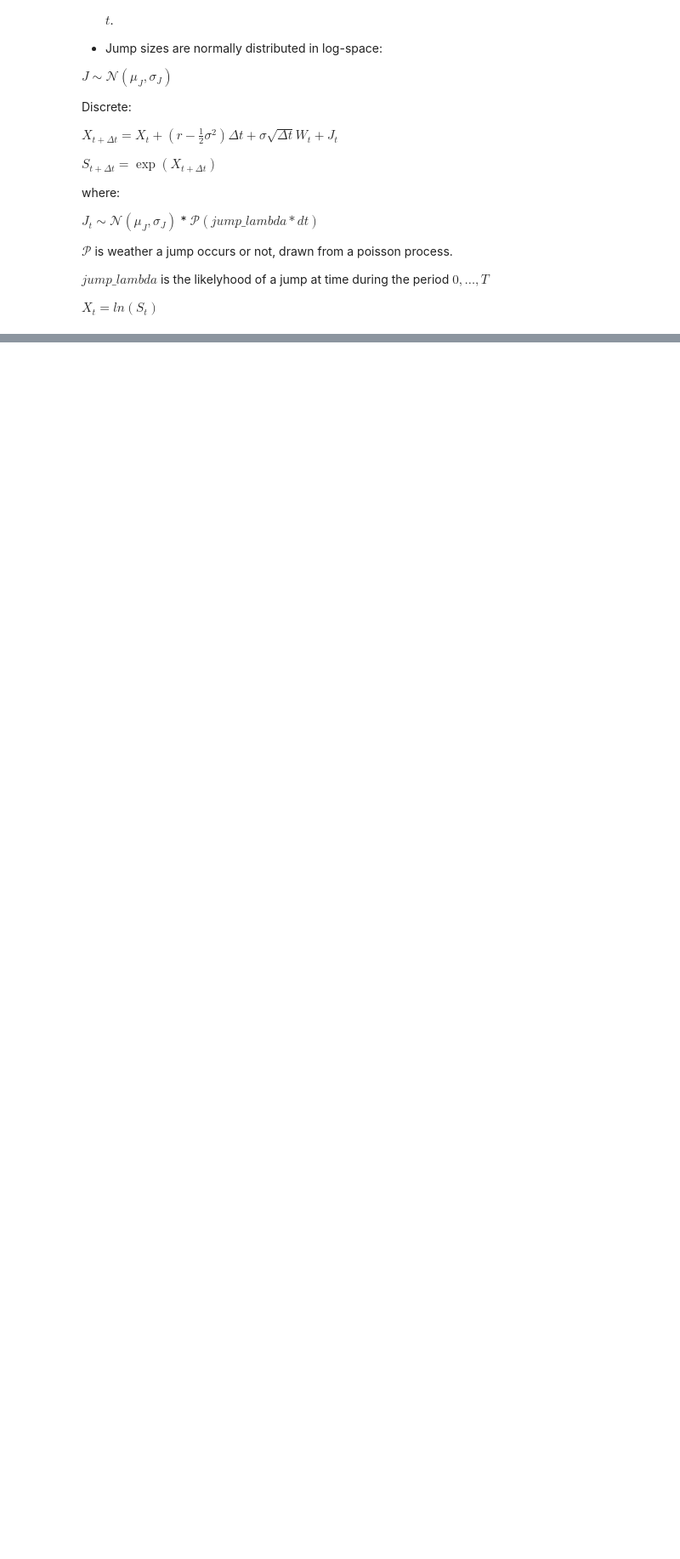
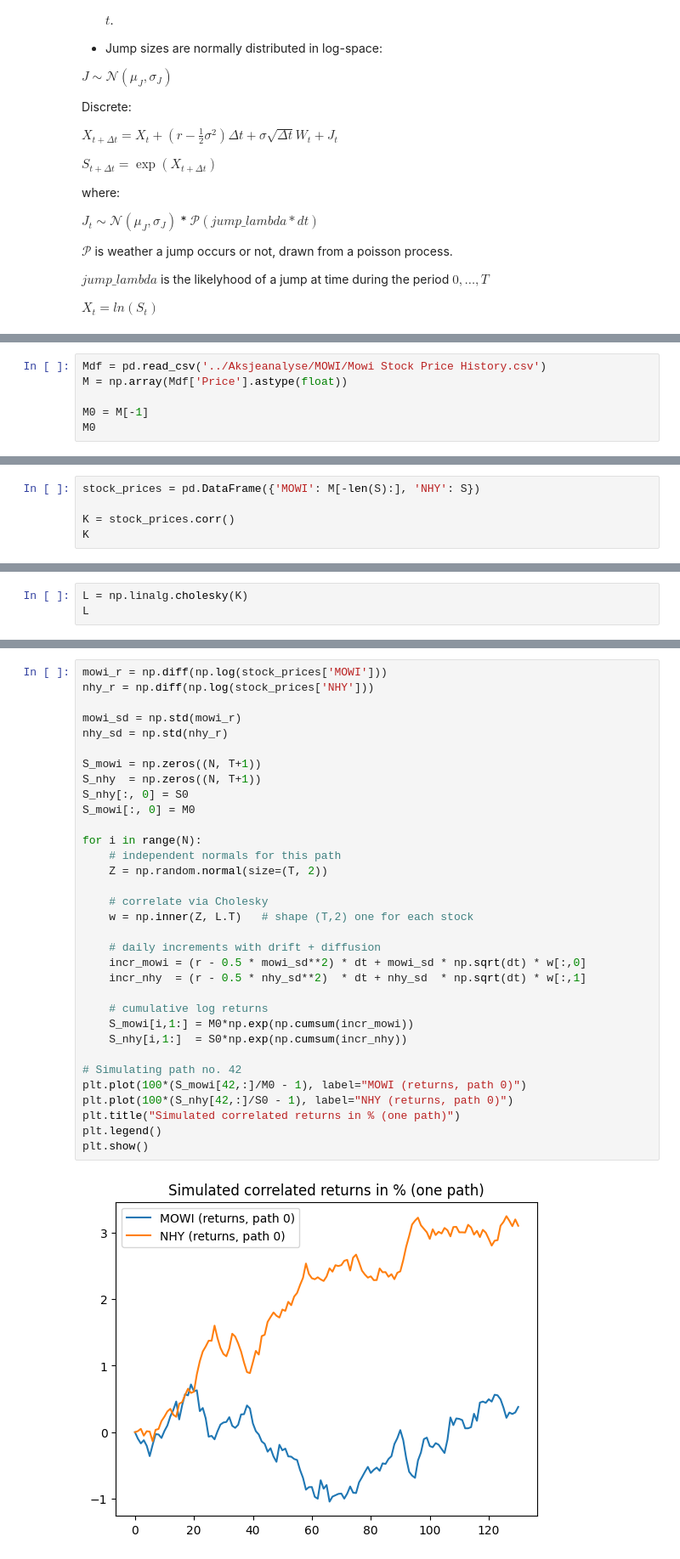
Before and after one commit to fintech-enigma/Quant-Projects, a Jupyter notebook: Fintech Portefølje/template.ipynb, the cells around one changed output, grey strips where cells are left out. Shown at 85% size. Saved outputs shown, nothing was run; the diff lists cells and outputs as text; blank space fills up the shorter version.

```diff
--- a/Fintech Portefølje/template.ipynb
+++ b/Fintech Portefølje/template.ipynb
@@ -252,0 +299,6 @@ plt.show()
+# %%
+Mdf = pd.read_csv('../Aksjeanalyse/MOWI/Mowi Stock Price History.csv')
+M = np.array(Mdf['Price'].astype(float))
+
+M0 = M[-1]
+M0
@@ -252,0 +307,5 @@ plt.show()
+# %%
+stock_prices = pd.DataFrame({'MOWI': M[-len(S):], 'NHY': S})
+
+K = stock_prices.corr()
+K
@@ -252,0 +316,3 @@ plt.show()
+# %%
+L = np.linalg.cholesky(K)
+L
@@ -252,0 +322,35 @@ plt.show()
+# %%
+mowi_r = np.diff(np.log(stock_prices['MOWI']))
+nhy_r = np.diff(np.log(stock_prices['NHY']))
+
+mowi_sd = np.std(mowi_r)
+nhy_sd = np.std(nhy_r)
+
+S_mowi = np.zeros((N, T+1))
+S_nhy  = np.zeros((N, T+1))
+S_nhy[:, 0] = S0
+S_mowi[:, 0] = M0
+
+for i in range(N):
+    # independent normals for this path
+    Z = np.random.normal(size=(T, 2))
+
+    # correlate via Cholesky
+    w = np.inner(Z, L.T)   # shape (T,2) one for each stock
+
+    # daily increments with drift + diffusion
+    incr_mowi = (r - 0.5 * mowi_sd**2) * dt + mowi_sd * np.sqrt(dt) * w[:,0]
+    incr_nhy  = (r - 0.5 * nhy_sd**2)  * dt + nhy_sd  * np.sqrt(dt) * w[:,1]
+
+    # cumulative log returns
+    S_mowi[i,1:] = M0*np.exp(np.cumsum(incr_mowi))
+    S_nhy[i,1:]  = S0*np.exp(np.cumsum(incr_nhy))
+
+# Simulating path no. 42
+plt.plot(100*(S_mowi[42,:]/M0 - 1), label="MOWI (returns, path 0)")
+plt.plot(100*(S_nhy[42,:]/S0 - 1), label="NHY (returns, path 0)")
+plt.title("Simulated correlated returns in % (one path)")
+plt.legend()
+plt.show()
+# %% [output]
+[figure, added]
```
Also changed, not shown: parts of 10 cells of this notebook, 1 other file.
